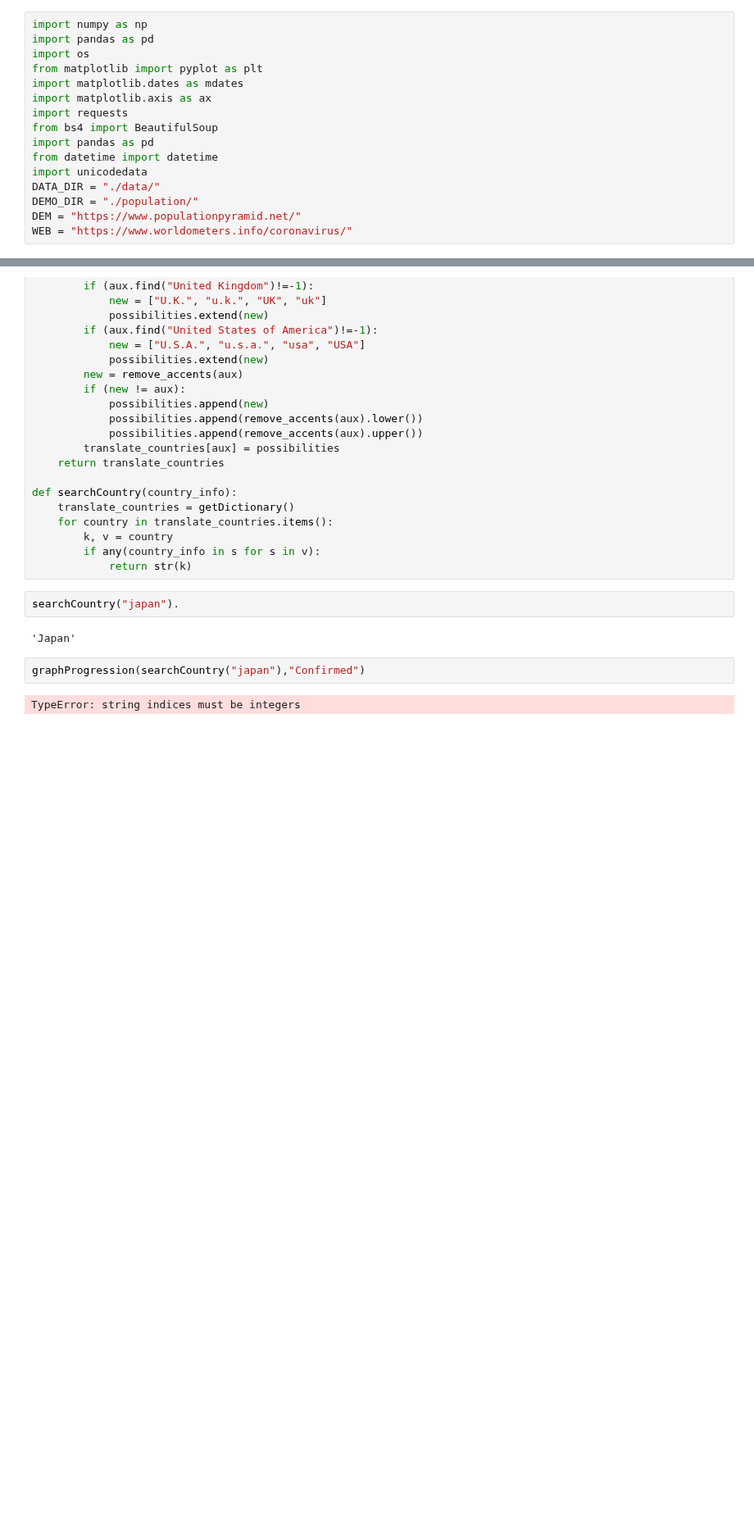
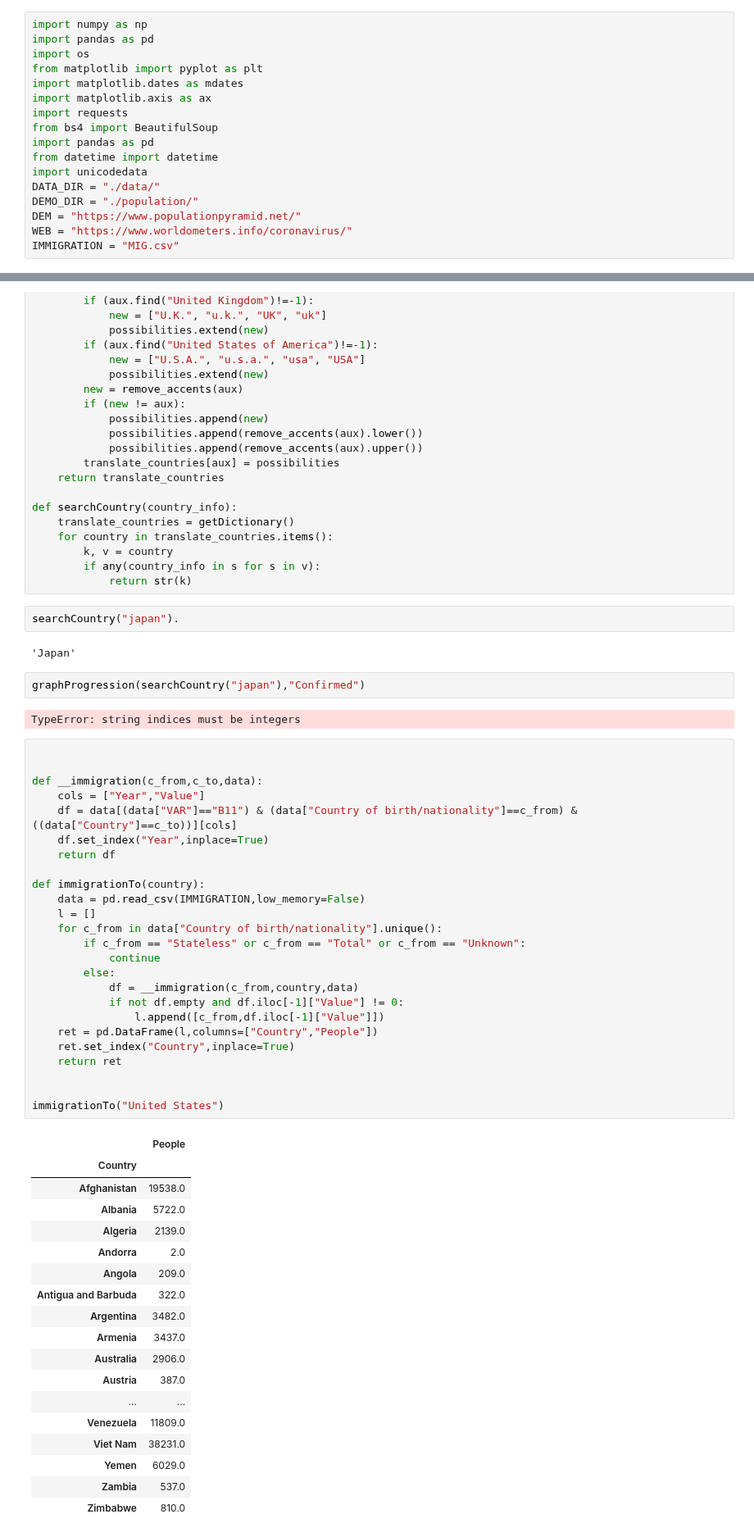
Before and after one commit to DanielGuzmanOlivares/COVID-19, a Jupyter notebook: COVID-19.ipynb, the cells around one changed output, grey strips where cells are left out. Shown at 82% size. Saved outputs shown, nothing was run; the diff lists cells and outputs as text; blank space fills up the shorter version.

Commit message:
Immigration form OCDE database till 2018

```diff
--- a/COVID-19.ipynb
+++ b/COVID-19.ipynb
@@ -14,6 +14,7 @@ DATA_DIR = "./data/"
 DEMO_DIR = "./population/"
 DEM = "https://www.populationpyramid.net/"
 WEB = "https://www.worldometers.info/coronavirus/"
+IMMIGRATION = "MIG.csv"
 # %% [markdown]
 # COVID-19 expansion tracking and Mathematical Model.
 # %% [markdown]
@@ -282,3 +283,47 @@ searchCountry("japan").
 graphProgression(searchCountry("japan"),"Confirmed")
 # %% [output]
 TypeError: string indices must be integers
+# %%
+
+
+def __immigration(c_from,c_to,data):
+    cols = ["Year","Value"]
+    df = data[(data["VAR"]=="B11") & (data["Country of birth/nationality"]==c_from) &((data["Country"]==c_to))][cols]
+    df.set_index("Year",inplace=True)
+    return df
+
+def immigrationTo(country):
+    data = pd.read_csv(IMMIGRATION,low_memory=False)
+    l = []
+    for c_from in data["Country of birth/nationality"].unique():
+        if c_from == "Stateless" or c_from == "Total" or c_from == "Unknown":
+            continue
+        else:
+            df = __immigration(c_from,country,data)
+            if not df.empty and df.iloc[-1]["Value"] != 0:
+                l.append([c_from,df.iloc[-1]["Value"]])
+    ret = pd.DataFrame(l,columns=["Country","People"])
+    ret.set_index("Country",inplace=True)
+    return ret
+
+
+immigrationTo("United States")
+# %% [output]
+|  | People |
+| Country |  |
+| Afghanistan | 19538.0 |
+| Albania | 5722.0 |
+| Algeria | 2139.0 |
+| Andorra | 2.0 |
+| Angola | 209.0 |
+| Antigua and Barbuda | 322.0 |
+| Argentina | 3482.0 |
+| Armenia | 3437.0 |
+| Australia | 2906.0 |
+| Austria | 387.0 |
+| ... | ... |
+| Venezuela | 11809.0 |
+| Viet Nam | 38231.0 |
+| Yemen | 6029.0 |
+| Zambia | 537.0 |
+| Zimbabwe | 810.0 |
```
Also changed, not shown: parts of 1 cell of this notebook, 2 other files.
